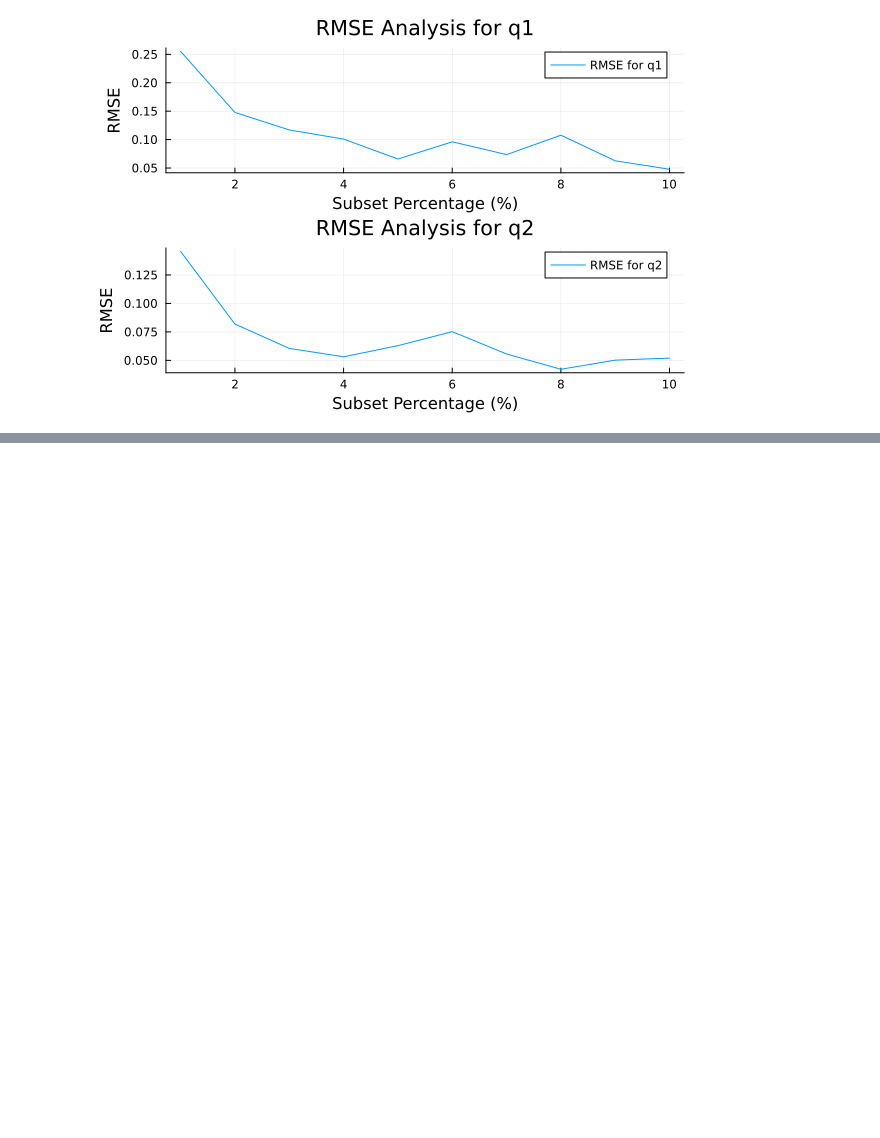
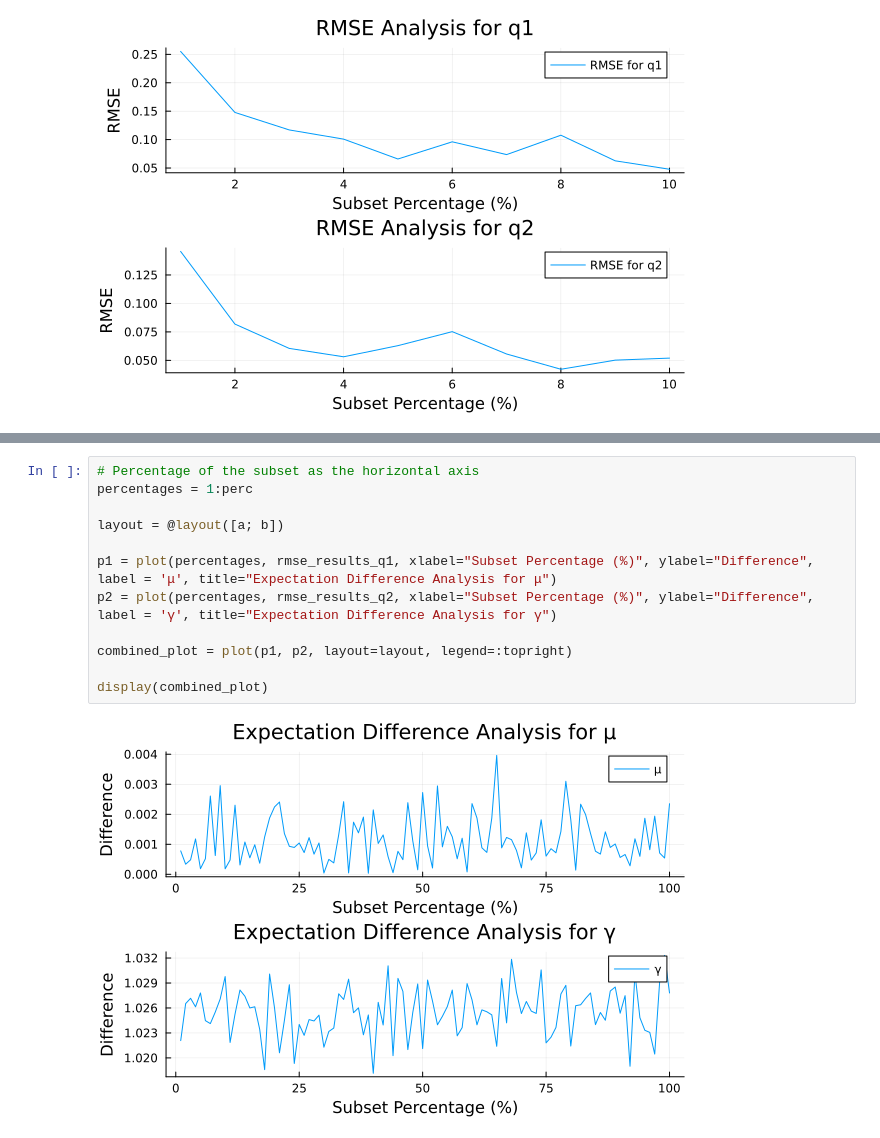
Before and after one commit to will-r-smith/Stochastic-Gradient-Langevin-Dynamics, a Jupyter notebook: models/BAOAB.ipynb, the cells around one changed output, grey strips where cells are left out. Cells and saved outputs as stored; diff of their text form; blank space fills up the shorter version.

```diff
--- a/models/BAOAB.ipynb
+++ b/models/BAOAB.ipynb
@@ -390,0 +482,14 @@ length(n_lst)
+# %%
+# Percentage of the subset as the horizontal axis
+percentages = 1:perc
+
+layout = @layout([a; b])
+
+p1 = plot(percentages, rmse_results_q1, xlabel="Subset Percentage (%)", ylabel="Difference", label = 'μ', title="Expectation Difference Analysis for μ")
+p2 = plot(percentages, rmse_results_q2, xlabel="Subset Percentage (%)", ylabel="Difference", label = 'γ', title="Expectation Difference Analysis for γ")
+
+combined_plot = plot(p1, p2, layout=layout, legend=:topright)
+
+display(combined_plot)
+# %% [output]
+[figure, added]
```
Also changed, not shown: parts of 21 cells of this notebook.
